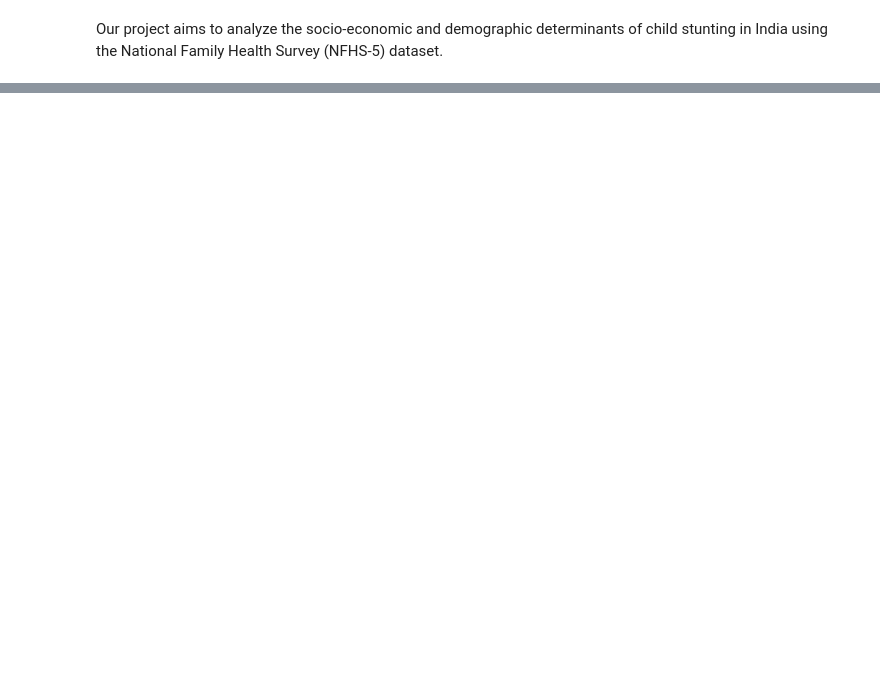
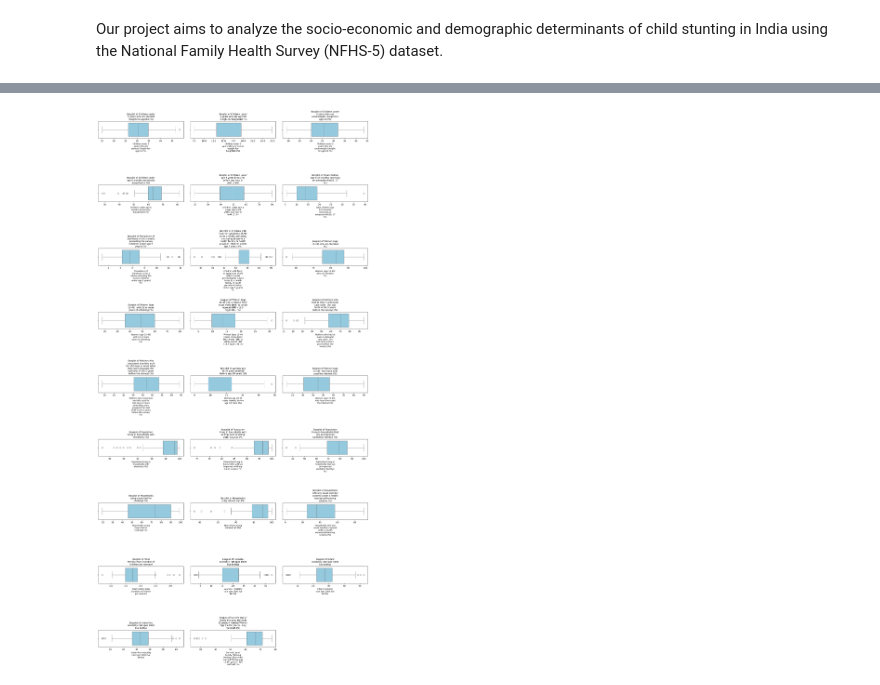
Before and after one commit to priyadharshini-B265/MSAAI_Module1_Project_NFHS-5, a Jupyter notebook: NFHS5-dataset.ipynb, the cells around one changed output, grey strips where cells are left out. Drawn from its saved outputs; the diff is of its cells as text; code cells hidden in the pictures; blank space fills up the shorter version.

```diff
--- a/NFHS5-dataset.ipynb
+++ b/NFHS5-dataset.ipynb
@@ -42,0 +120,4 @@ healthcare.head()
+# %%
+# Replace '*' with NaN
+data = data.replace('*', np.nan)
+data[data < 0] = np.nan
@@ -42,0 +148,14 @@ healthcare.head()
+# %%
+data = data.apply(pd.to_numeric)
+
+#  Replace numeric NaN values with column mean
+for col in data.select_dtypes(include=np.number).columns:
+    mean_value = data[col].mean()
+    data[col] = data[col].fillna(mean_value)
+# %%
+# Check missing values
+data = data.replace('*', np.nan)
+missing = data.isnull().sum()
+missing_percent = (missing / len(data)) * 100
+missing_df = pd.DataFrame({'Missing Count': missing, 'Missing Percent': missing_percent})
+missing_df.sort_values(by='Missing Percent', ascending=False)
@@ -42,0 +180,4 @@ healthcare.head()
+# %%
+for col in data.columns:
+    data[col] = pd.to_numeric(data[col], errors='coerce')
+data.describe().T
@@ -42,0 +202,24 @@ healthcare.head()
+# %%
+# Number of columns per row
+numeric_cols = data.select_dtypes(include=np.number).columns
+n_cols = 3
+n_plots = len(numeric_cols)
+n_rows = (n_plots + n_cols - 1) // n_cols  # round up number of rows
+plt.figure(figsize=(n_cols * 6, n_rows * 4))
+for i, col in enumerate(numeric_cols, 1):
+    plt.subplot(n_rows, n_cols, i)
+    sns.boxplot(x=data[col], color="skyblue")
+
+    # Wrap long text for title and labels
+    title = textwrap.fill(f"Boxplot of {col}", width=25)
+    xlabel = textwrap.fill(col, width=20)
+
+    plt.title(title, fontsize=10)
+    plt.xlabel(xlabel, fontsize=9)
+
+# Add spacing between plots
+plt.tight_layout(pad=3.0, w_pad=2.5, h_pad=3.5)
+
+plt.show()
+# %% [output]
+[figure, added]
```
Also changed, not shown: parts of 10 cells of this notebook, 1 other file.
